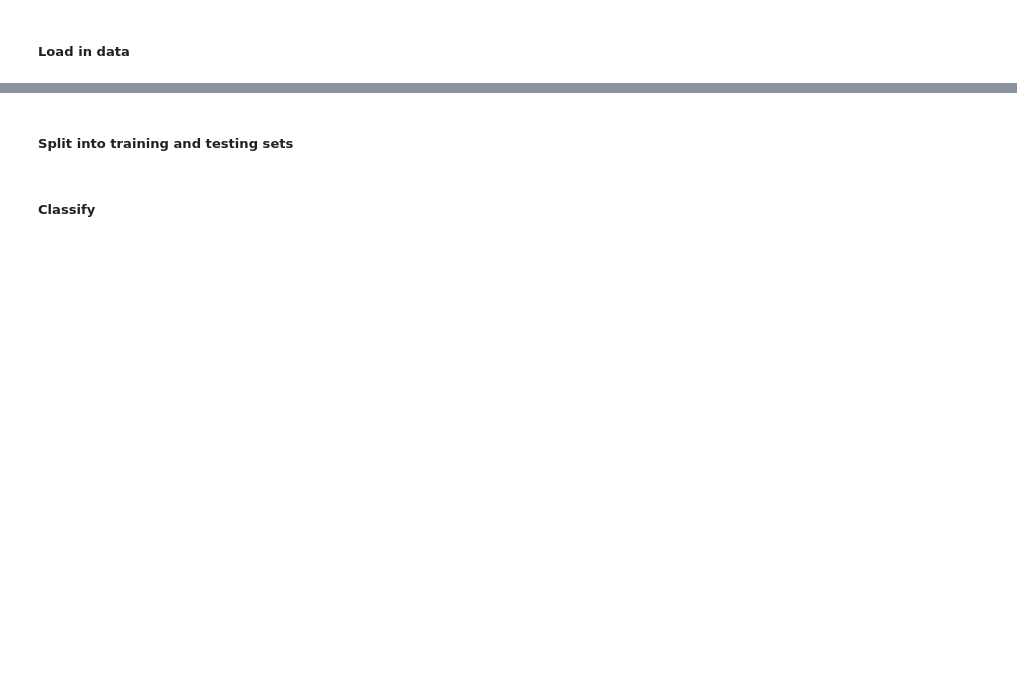
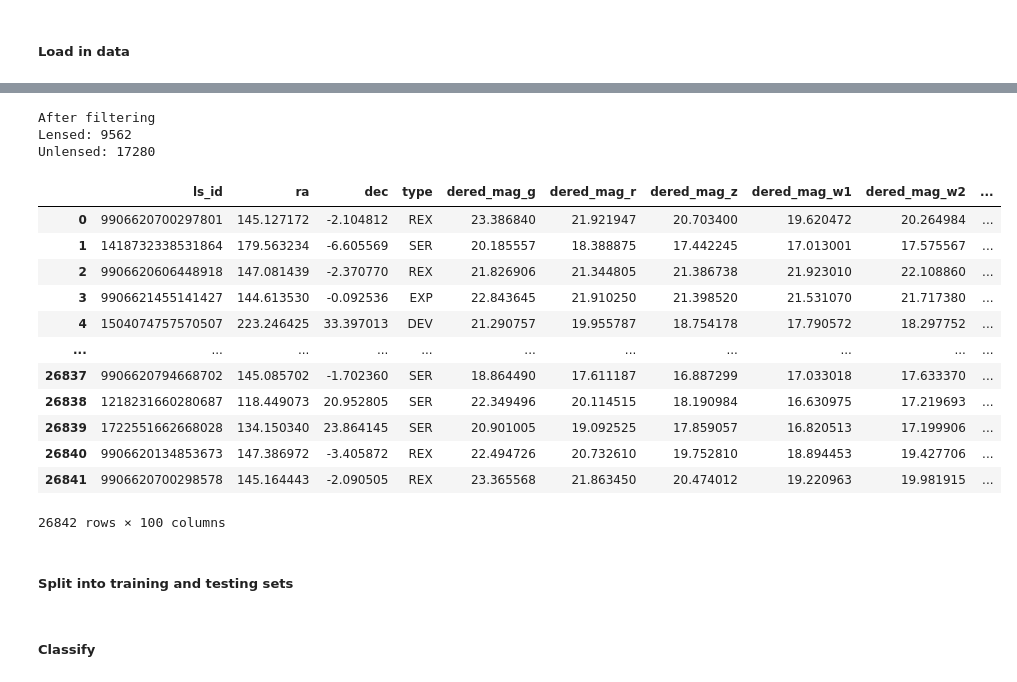
Before and after one commit to eramey16/galactic_lenses, a Jupyter notebook: Test_galaxies.ipynb, the cells around one changed output, grey strips where cells are left out. Cells and saved outputs as stored; diff of their text form; code cells hidden in the pictures; blank space fills up the shorter version.

```diff
--- a/Test.ipynb
+++ b/Test_galaxies.ipynb
@@ -1044,3 +1092,4 @@ bands = ['g', 'r', 'z', 'w1', 'w2']
 for b in bands:
     new_fluxes = np.random.normal(loc=augmented['dered_flux_'+b], scale=augmented['flux_sigma_'+b])
     augmented['dered_flux_'+b] = new_fluxes
+    augmented['dered_mag_'+b] = flux2mag(new_fluxes)
@@ -1192,3 +1254,29 @@ all_data
+# %%
+lensed = util.clean_and_calc(lensed, filter_cols=use_cols)
+unlensed = util.clean_and_calc(unlensed, filter_cols=use_cols)
+print(f"After filtering\nLensed: {len(lensed)}\nUnlensed: {len(unlensed)}")
+
+all_data = pd.concat([lensed, unlensed])
+all_data = all_data.sample(frac=1, random_state=seed).reset_index(drop=True)
+# all_data = all_data.dropna(subset=use_cols)
+all_data
+# %% [output]
+After filtering
+Lensed: 9562
+Unlensed: 17280
+|  | ls_id | ra | dec | type | dered_mag_g | dered_mag_r | dered_mag_z | dered_mag_w1 | dered_mag_w2 | ... |
+| 0 | 9906620700297801 | 145.127172 | -2.104812 | REX | 23.386840 | 21.921947 | 20.703400 | 19.620472 | 20.264984 | ... |
+| 1 | 1418732338531864 | 179.563234 | -6.605569 | SER | 20.185557 | 18.388875 | 17.442245 | 17.013001 | 17.575567 | ... |
+| 2 | 9906620606448918 | 147.081439 | -2.370770 | REX | 21.826906 | 21.344805 | 21.386738 | 21.923010 | 22.108860 | ... |
+| 3 | 9906621455141427 | 144.613530 | -0.092536 | EXP | 22.843645 | 21.910250 | 21.398520 | 21.531070 | 21.717380 | ... |
+| 4 | 1504074757570507 | 223.246425 | 33.397013 | DEV | 21.290757 | 19.955787 | 18.754178 | 17.790572 | 18.297752 | ... |
+| ... | ... | ... | ... | ... | ... | ... | ... | ... | ... | ... |
+| 26837 | 9906620794668702 | 145.085702 | -1.702360 | SER | 18.864490 | 17.611187 | 16.887299 | 17.033018 | 17.633370 | ... |
+| 26838 | 1218231660280687 | 118.449073 | 20.952805 | SER | 22.349496 | 20.114515 | 18.190984 | 16.630975 | 17.219693 | ... |
+| 26839 | 1722551662668028 | 134.150340 | 23.864145 | SER | 20.901005 | 19.092525 | 17.859057 | 16.820513 | 17.199906 | ... |
+| 26840 | 9906620134853673 | 147.386972 | -3.405872 | REX | 22.494726 | 20.732610 | 19.752810 | 18.894453 | 19.427706 | ... |
+| 26841 | 9906620700298578 | 145.164443 | -2.090505 | REX | 23.365568 | 21.863450 | 20.474012 | 19.220963 | 19.981915 | ... |
+26842 rows × 100 columns
 # %% [markdown]
 ##### Split into training and testing sets
 # %%
```
Also changed, not shown: parts of 37 cells of this notebook, 2 other files.
